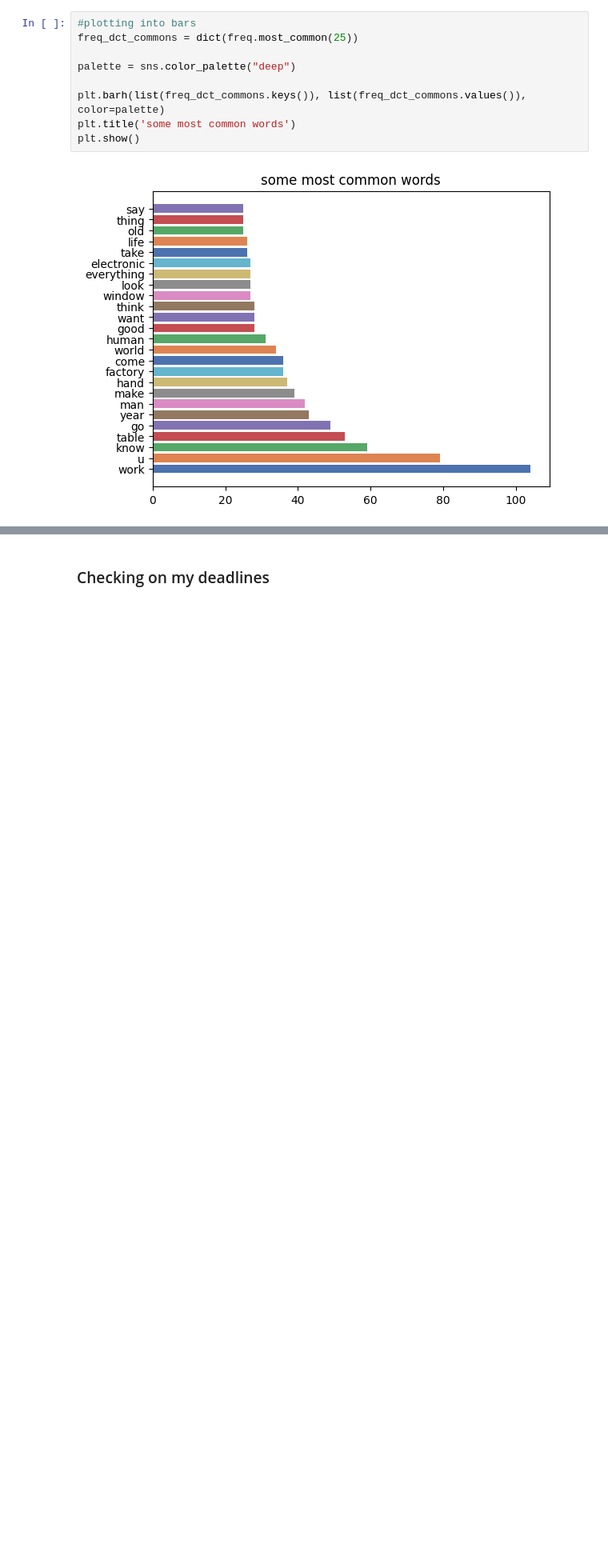
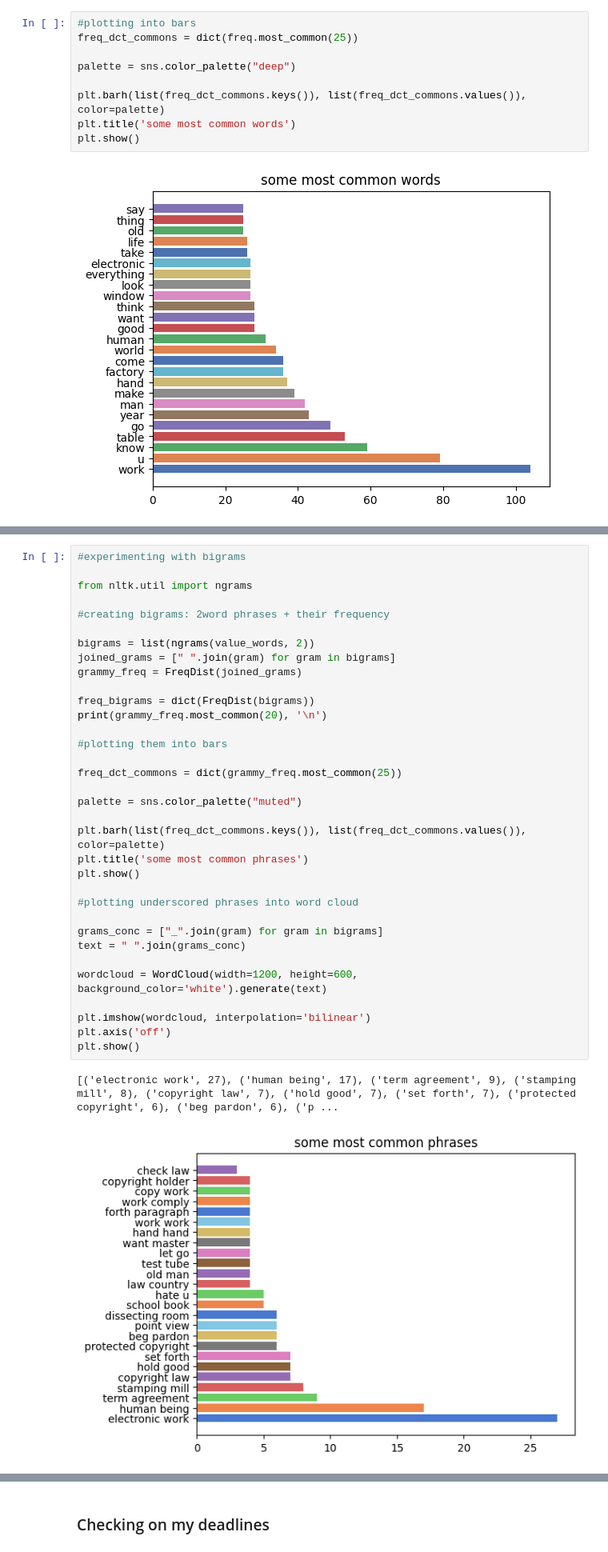
Before and after one commit to treefungus/book-edit, a Jupyter notebook: main.ipynb, the cells around one changed output, grey strips where cells are left out. Shown: that part at 80% size. Cells and saved outputs as stored; diff of their text form; blank space fills up the shorter version.

Commit message:
Add files via upload
+ ngrams

```diff
--- a/main.ipynb
+++ b/main.ipynb
@@ -117,0 +120,37 @@ plt.show()
+# %%
+#experimenting with bigrams
+
+from nltk.util import ngrams
+
+#creating bigrams: 2word phrases + their frequency
+
+bigrams = list(ngrams(value_words, 2))
+joined_grams = [" ".join(gram) for gram in bigrams]
+grammy_freq = FreqDist(joined_grams)
+
+freq_bigrams = dict(FreqDist(bigrams))
+print(grammy_freq.most_common(20), '\n')
+
+#plotting them into bars
+
+freq_dct_commons = dict(grammy_freq.most_common(25))
+
+palette = sns.color_palette("muted")
+
+plt.barh(list(freq_dct_commons.keys()), list(freq_dct_commons.values()), color=palette)
+plt.title('some most common phrases')
+plt.show()
+
+#plotting underscored phrases into word cloud
+
+grams_conc = ["_".join(gram) for gram in bigrams]
+text = " ".join(grams_conc)
+
+wordcloud = WordCloud(width=1200, height=600, background_color='white').generate(text)
+
+plt.imshow(wordcloud, interpolation='bilinear')
+plt.axis('off')
+plt.show()
+# %% [output]
+[('electronic work', 27), ('human being', 17), ('term agreement', 9), ('stamping mill', 8), ('copyright law', 7), ('hold good', 7), ('set forth', 7), ('protected copyright', 6), ('beg pardon', 6), ('p ...
+[figure, added]
```
Also changed, not shown: parts of 5 cells of this notebook.
